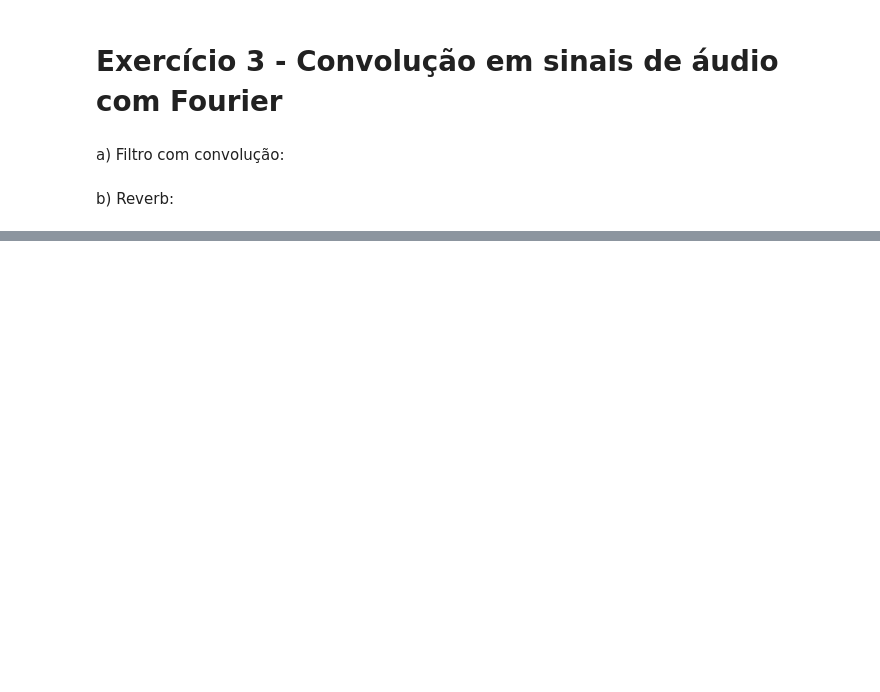
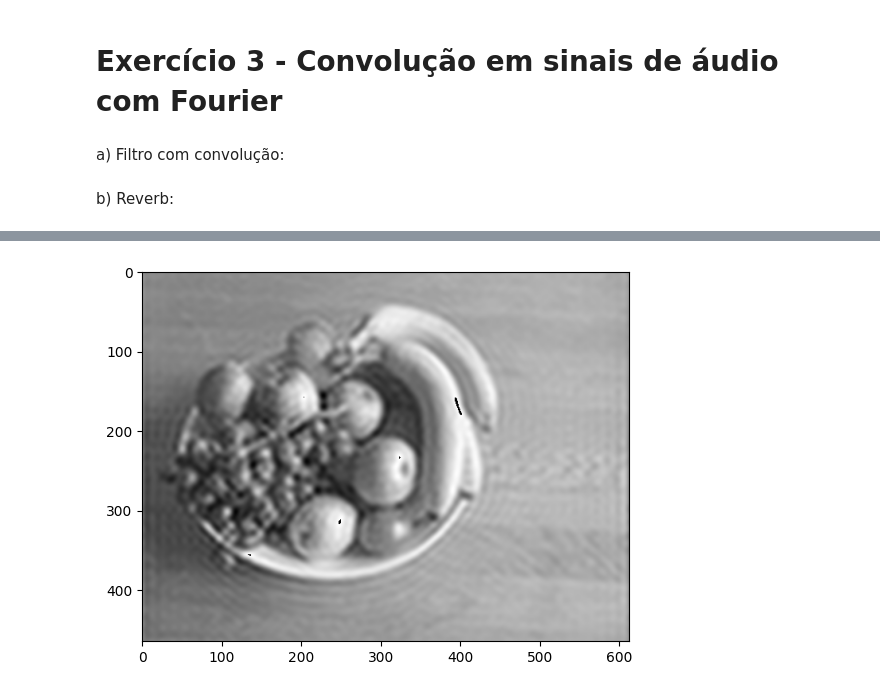
Before and after one commit to scrocha/visao-computacional-2024, a Jupyter notebook: Lista_04/Lista_04_Sillas.ipynb, the cells around one changed output, grey strips where cells are left out. Drawn from its saved outputs; the diff is of its cells as text; code cells hidden in the pictures; blank space fills up the shorter version.

```diff
--- a/Lista_04/Lista_04_Sillas.ipynb
+++ b/Lista_04/Lista_04_Sillas.ipynb
@@ -115,0 +142,38 @@ sd.play(audio_com_eco, fs)
+# %%
+def compressao_fourier(img:np.ndarray, p:float, passa_alta:bool=False) -> np.ndarray:
+    lins, cols = img.shape[:2]
+
+    lin_center = int(lins/2)
+    col_center = int(cols/2)
+
+    lins_range = int((p * lins) / 2)
+    cols_range = int((p * cols) / 2)
+
+    img_fourier = np.fft.fft2(img[:,:,0])
+    img_fourier_shifted = np.fft.fftshift(img_fourier)
+
+    amostragem = np.zeros((lins, cols))
+
+    amostragem[lin_center - lins_range:lin_center + lins_range,col_center - cols_range:col_center + cols_range] = 1
+    if passa_alta:
+        amostragem -= 1
+
+    img_fourier_shifted = img_fourier_shifted * amostragem
+
+    img_fourier_unshifted = np.fft.ifftshift(img_fourier_shifted)
+
+    img_copy = np.zeros_like(img)
+
+    for i in range(3):
+        img_copy[:,:,i] = np.abs(np.fft.ifft2(img_fourier_unshifted))
+
+    if np.max(img_copy) > 255:
+        img_copy = np.clip(img_copy, 0, 255)
+
+    return img_copy
+# %%
+frutas_comprimida_b = compressao_fourier(frutas, 0.15)
+plt.imshow(frutas_comprimida_b)
+plt.show()
+# %% [output]
+[figure, added]
```
Also changed, not shown: parts of 15 cells of this notebook.
